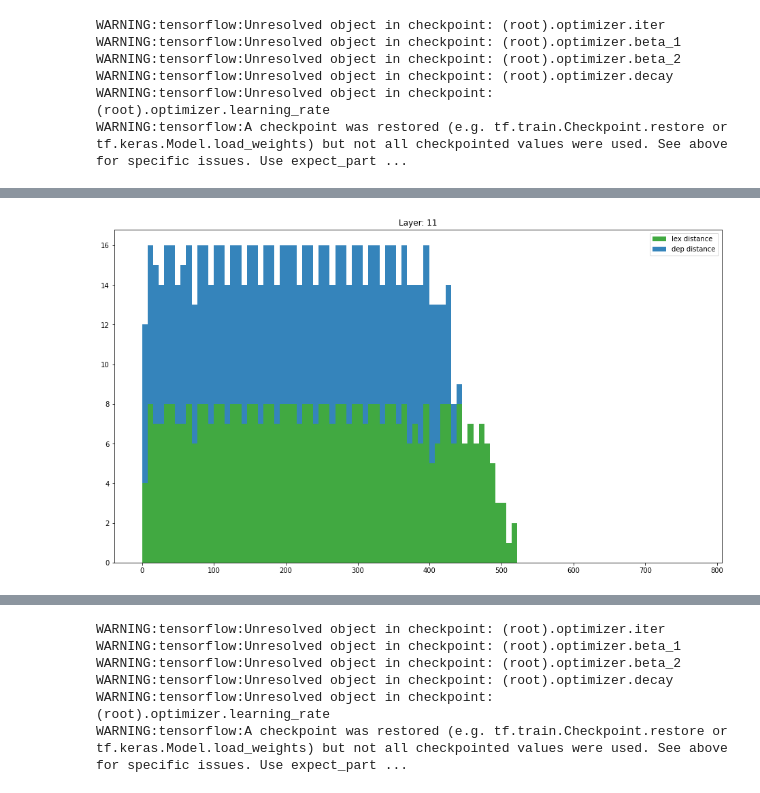
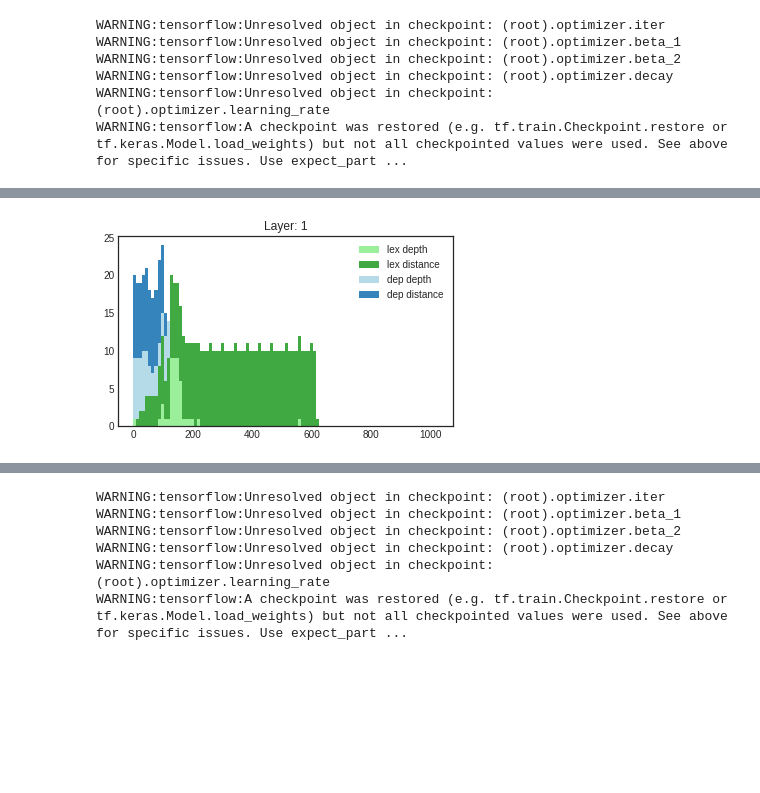
Before and after one commit to tomlimi/OrthogonalTransformerProbing, a Jupyter notebook: InformationSeparation.ipynb, the cells around one changed output, grey strips where cells are left out. Cells and saved outputs as stored; diff of their text form; code cells hidden in the pictures; blank space fills up the shorter version.

Commit message:
Fixed non orthogonal probes training

```diff
--- a/InformationSeparation.ipynb
+++ b/InformationSeparation.ipynb
@@ -14,27 +33,32 @@ COLORS = {'dep distance': 'tab:blue',
           'dep depth': 'lightblue',
           'lex distance': 'tab:green',
           'lex depth': 'lightgreen',
-          'der distance': 'tab:orange',
-          'der depth': 'moccasin'}
+          'pos distance': 'tab:orange',
+          'pos depth': 'moccasin',
+          'rnd distance': 'tab:grey',
+          'rnd depth': 'lightgrey'
+         }
 
 def load_ckpt(layer_idx):
     languages = ["en"]
-    out_dir = f'experiments/train_en_tfrecord/task_dep_distance_lex_distance_dep_depth_lex_depth-layer_6-trainl_en'
-    #out_dir = f'experiments/train_multi_task3/task_dep_distance_lex_distance_der_distance-layer_{layer_idx}-trainl_en'
+    #out_dir = f'experiments/train_en_tfrecord/task_dep_distance_lex_distance_dep_depth_lex_depth-layer_6-trainl_en'
+    #out_dir = f'experiments/combine/task_dep_depth_dep_distance_lex_depth_lex_distance-layer_{layer_idx}-trainl_en'
+    out_dir = f'experiments/all/task_dep_depth_dep_distance_lex_depth_lex_distance_pos_depth_pos_distance_rnd_depth_rnd_distance-layer_{layer_idx}-trainl_en'
+    #out_dir = f'experiments/task_rnd_depth_rnd_distance-layer_{layer_idx}-trainl_en/'
 
-    model_dim = 768
-    probe_rank = 768
+    model_dim = 1024
+    probe_rank = 1024
 
 
     DistanceProbe = {task: tf.Variable(tf.random_uniform_initializer(minval=-0.5, maxval=0.5)
                                                         ((1,probe_rank)),
                                                         trainable=False, name=f'{task}_probe', dtype=tf.float32)
-                                      for task in ['dep_distance', 'lex_distance', 'der_distance']}
+                                      for task in ['dep_distance', 'lex_distance', 'pos_distance', 'rnd_distance']}
 
     DepthProbe = {task: tf.Variable(tf.random_uniform_initializer(minval=-0.5, maxval=0.5)
                                                         ((1, probe_rank)),
                                             trainable=False, name=f'{task}_probe', dtype=tf.float32)
-                          for task in ['lex_depth', 'dep_depth', 'der_depth']}
+                          for task in ['lex_depth', 'dep_depth', 'pos_depth', 'rnd_depth']}
 
     optimizer=tf.optimizers.Adam()
 
@@ -57,11 +81,11 @@ def visualize_disentanglement(loadings, task_names, pair_wise=True):
     sorting_array = np.argsort(np.sum(np.array([-1 * (100 ** expon) * np.abs(probe_loadings)
                                        for expon, probe_loadings in zip(np.arange(len(loadings)), loadings)]), axis=0))
 
-    fig, ax = plt.subplots(figsize=[16,9])
+    fig, ax = plt.subplots(figsize=[8.5,4])
     for probe_loadings, t_name in zip(loadings, task_names):
         ax.plot(np.abs(probe_loadings[sorting_array]), '.', label=t_name, color=COLORS[t_name])
         ax.legend()
-        ax.set_title(f'Layer: {layer_idx}')
+        ax.set_title(f'Layer: {layer_idx + 1}')
     plt.show()
 
     if pair_wise:
@@ -79,13 +103,17 @@ def visualize_histogram(loadings, task_names, pair_wise=True):
     sorting_array = np.argsort(np.sum(np.array([-1 * (100 ** expon) * np.abs(probe_loadings)
                                    for expon, probe_loadings in zip(np.arange(len(loadings)), loadings)]), axis=0))
 
-    fig, ax = plt.subplots(figsize=[16,9])
-    ax.hist([np.where(np.abs(probe_loadings[sorting_array]) > 0.002)[0] for probe_loadings in loadings],
+    fig, ax = plt.subplots(figsize=[6,3.5])
+    ax.hist([np.where(np.abs(probe_loadings[sorting_array]) > 0.001)[0] for probe_loadings in loadings],
             range=(0,len(sorting_array)), bins=100, stacked=True, alpha=0.9, label=task_names,
            color=[COLORS[tn] for tn in task_names])
     ax.legend()
-    ax.set_title(f'Layer: {layer_idx}')
+    ax.set_title(f'Layer: {layer_idx + 1}')
+
+    tasks_in_title = '_'.join([ '_'.join(tn.split()) for tn in task_names])
     plt.show()
+#     fig.tight_layout()
+#     fig.savefig(f'figures/hist_{tasks_in_title}_layer_{layer_idx+1}.pgf', format='pgf')
 
 #     if pair_wise:
 #         for (pl_a, tn_a), (pl_b, tn_b) in combinations(zip(loadings, task_names), 2):
@@ -133,11 +137,13 @@ array([[ True,  True,  True,  True,  True,  True,  True,  True,  True,
 # %%
-layer_idx = 11
+layer_idx = 0
 
 ckpt = load_ckpt(layer_idx)
 dep_distance_probe = ckpt.dep_distance.numpy().ravel()
 lex_distance_probe = ckpt.lex_distance.numpy().ravel()
-der_distance_probe = ckpt.der_distance.numpy().ravel()
+dep_depth_probe = ckpt.dep_depth.numpy().ravel()
+lex_depth_probe = ckpt.lex_depth.numpy().ravel()
+#der_distance_probe = ckpt.der_distance.numpy().ravel()
 
-visualize_histogram([lex_distance_probe, dep_distance_probe],
-                              ['lex distance','dep distance'])
+visualize_histogram([lex_depth_probe, lex_distance_probe, dep_depth_probe, dep_distance_probe],
+                              ['lex depth', 'lex distance','dep depth', 'dep distance'])
 # %% [output]
@@ -144 +156 @@ visualize_histogram([lex_distance_probe, dep_distance_probe],
-[figure, old version]
+[figure, new version]
```
Also changed, not shown: parts of 8 cells of this notebook, 1 other file.
